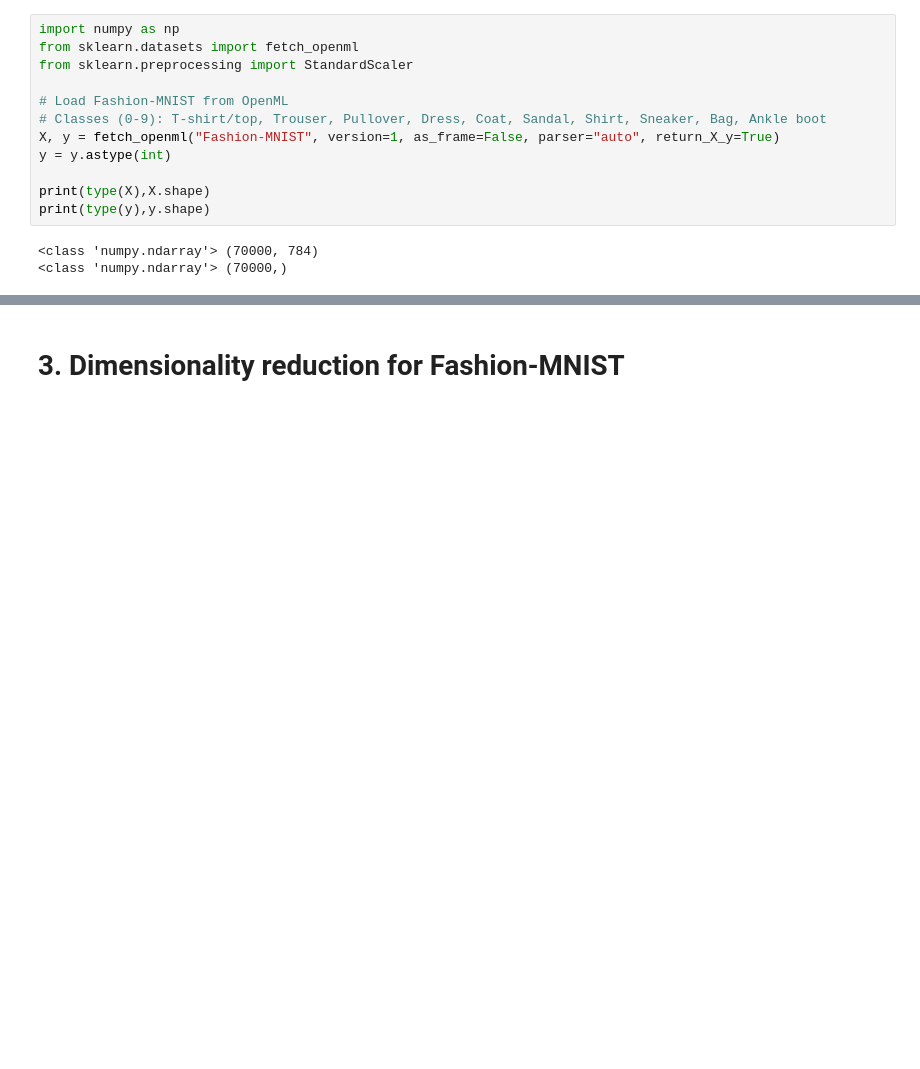
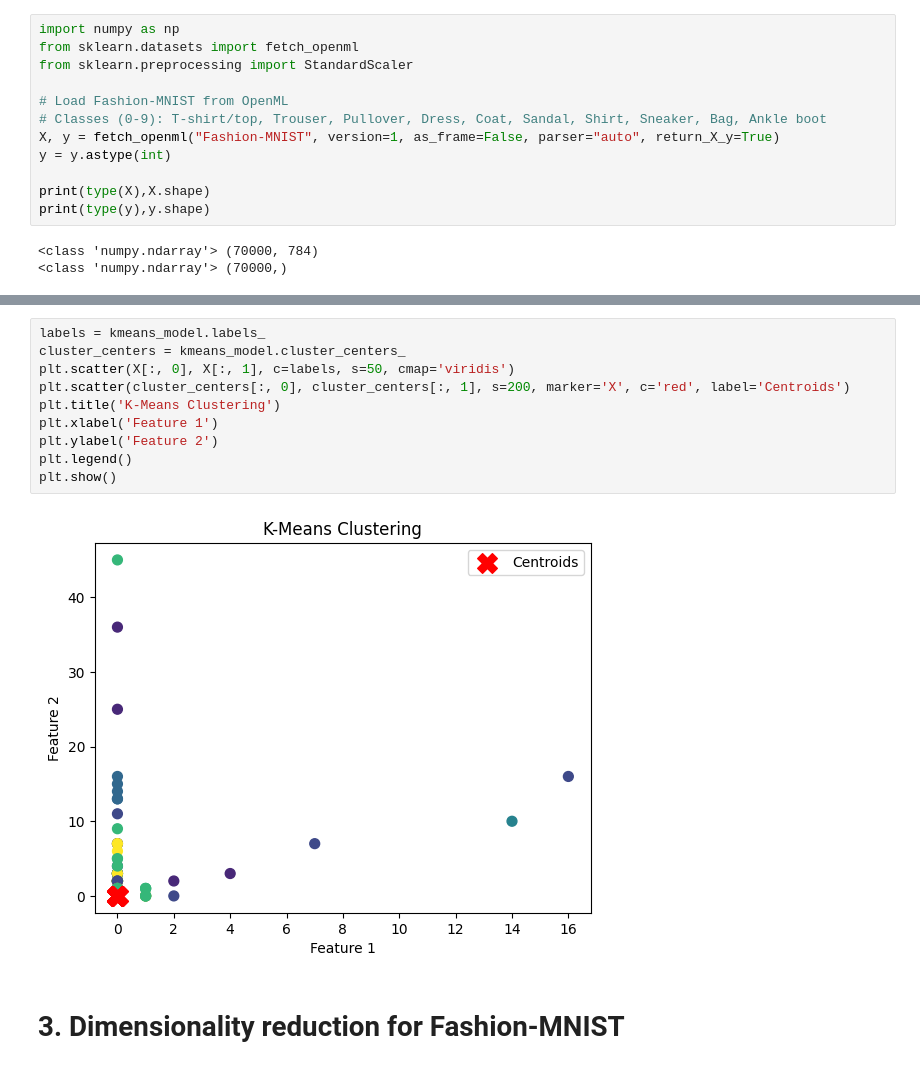
Before and after one commit to ebleak/Math5750-MathDS-Project2, a Jupyter notebook: project2.ipynb, the cells around one changed output, grey strips where cells are left out. Cells and saved outputs as stored; diff of their text form; blank space fills up the shorter version.

```diff
--- a/project2.ipynb
+++ b/project2.ipynb
@@ -88,3 +147,15 @@ print(type(y),y.shape)
+# %%
+labels = kmeans_model.labels_
+cluster_centers = kmeans_model.cluster_centers_
+plt.scatter(X[:, 0], X[:, 1], c=labels, s=50, cmap='viridis')
+plt.scatter(cluster_centers[:, 0], cluster_centers[:, 1], s=200, marker='X', c='red', label='Centroids')
+plt.title('K-Means Clustering')
+plt.xlabel('Feature 1')
+plt.ylabel('Feature 2')
+plt.legend()
+plt.show()
+# %% [output]
+[figure, added]
 # %% [markdown]
 # 3. Dimensionality reduction for Fashion-MNIST
 # %%
```
Also changed, not shown: parts of 4 cells of this notebook.
